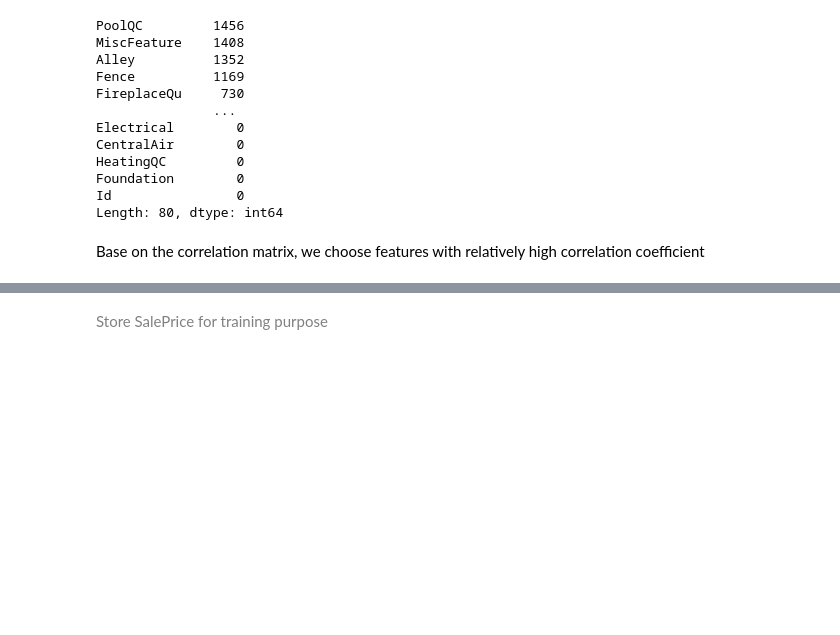
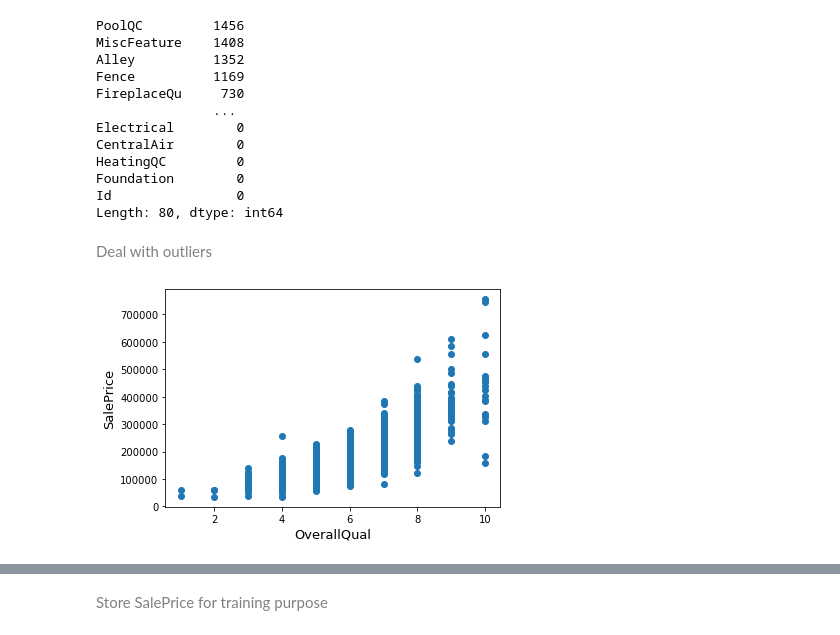
Before and after one commit to billshw/ML_PJ_GP51, a Jupyter notebook: COMP5541_ML_PROJECT_GP51.ipynb, the cells around one changed output, grey strips where cells are left out. Drawn from its saved outputs; the diff is of its cells as text; code cells hidden in the pictures; blank space fills up the shorter version.

Commit message:
Added FE and Stacking result
- remove outlier
- change Category values to numeric values
- create new features base on existing features
- Stacking results

```diff
--- a/COMP5541_ML_PROJECT_GP51.ipynb
+++ b/COMP5541_ML_PROJECT_GP51.ipynb
@@ -154,5 +156,3 @@ HeatingQC         0
 Foundation        0
 Id                0
 Length: 80, dtype: int64
-# %% [markdown]
-Base on the correlation matrix, we choose features with relatively high correlation coefficient
@@ -167,0 +159,10 @@ features = ['Id', 'OverallQual', 'GrLivArea', 'GarageCars',  'GarageArea',  'Tot
+# %% [markdown]
+<font color="grey">Deal with outliers</font>
+# %%
+fig, ax = plt.subplots()
+ax.scatter(x = train['OverallQual'], y = train['SalePrice'])
+plt.ylabel('SalePrice', fontsize=13)
+plt.xlabel('OverallQual', fontsize=13)
+plt.show()
+# %% [output]
+[figure, added]
```
Also changed, not shown: parts of 43 cells of this notebook.
